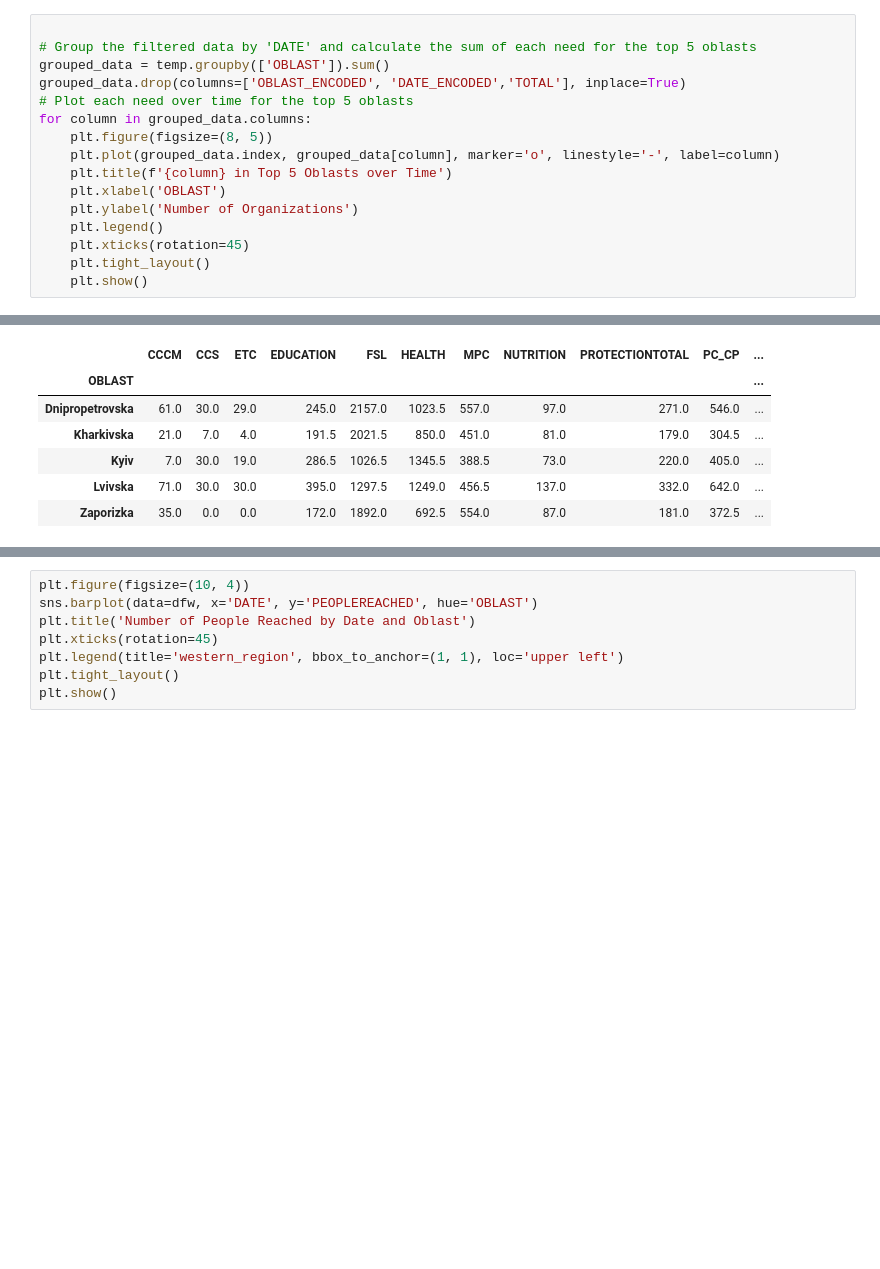
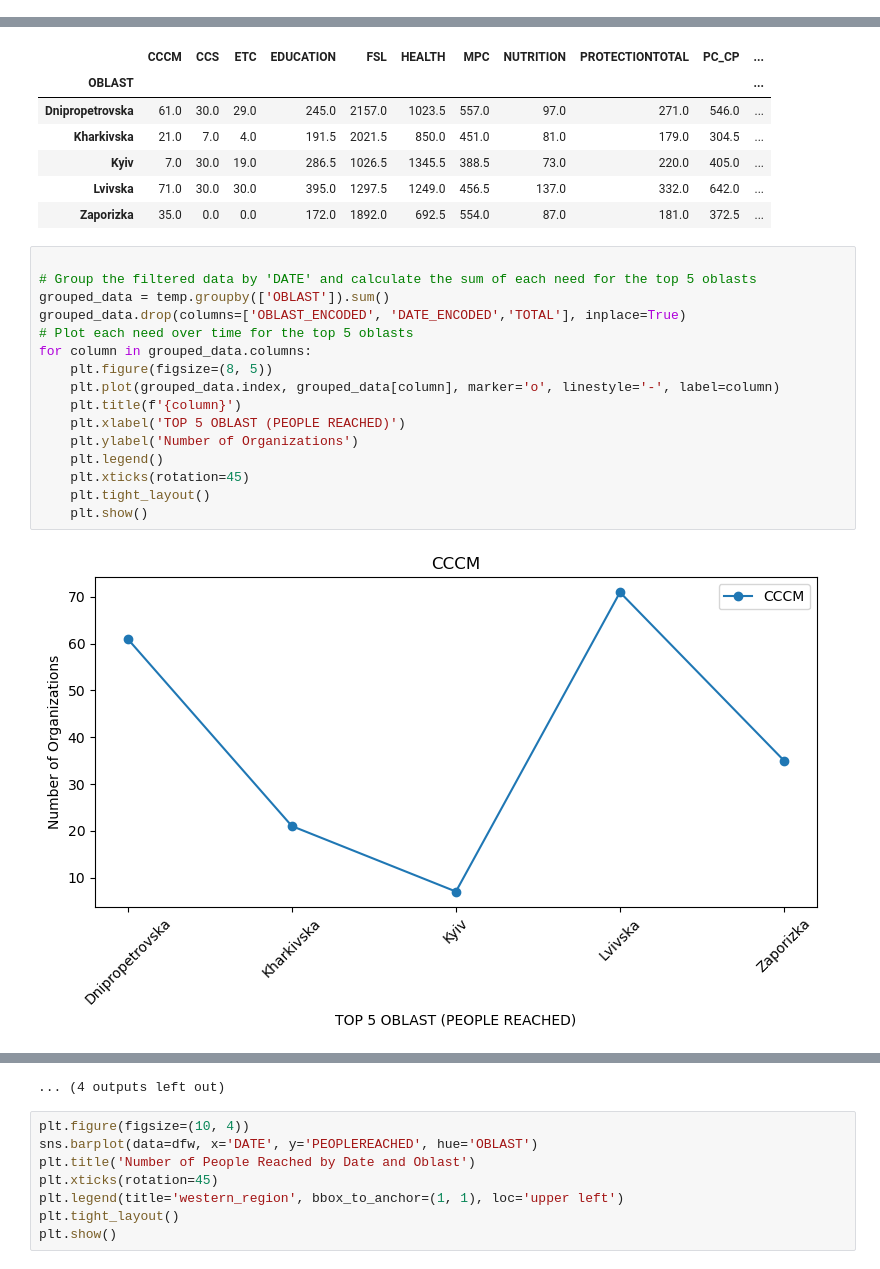
Before and after one commit to reo113/GuideHouse_Project, a Jupyter notebook: guidehouse.ipynb, the cells around one changed output, grey strips where cells are left out. Cells and saved outputs as stored; diff of their text form; blank space fills up the shorter version.

```diff
--- a/guidehouse.ipynb
+++ b/guidehouse.ipynb
@@ -396,19 +478,3 @@ temp
 | 748 | UA80 | 2022-12-22 | 1.0 | 1.0 | 1.0 | 14.0 | 44.0 | 63.0 | 23.0 | 3.0 | ... |
 | 749 | UA80 | 2023-01-05 | 0.0 | 1.0 | 1.0 | 18.0 | 45.0 | 63.0 | 26.0 | 3.0 | ... |
 150 rows × 22 columns
-# %%
-
-# Group the filtered data by 'DATE' and calculate the sum of each need for the top 5 oblasts
-grouped_data = temp.groupby(['OBLAST']).sum()
-grouped_data.drop(columns=['OBLAST_ENCODED', 'DATE_ENCODED','TOTAL'], inplace=True)
-# Plot each need over time for the top 5 oblasts
-for column in grouped_data.columns:
-    plt.figure(figsize=(8, 5))
-    plt.plot(grouped_data.index, grouped_data[column], marker='o', linestyle='-', label=column)
-    plt.title(f'{column} in Top 5 Oblasts over Time')
-    plt.xlabel('OBLAST')
-    plt.ylabel('Number of Organizations')
-    plt.legend()
-    plt.xticks(rotation=45)
-    plt.tight_layout()
-    plt.show()
@@ -436,3 +488,21 @@ grouped_data
 | Kyiv | 7.0 | 30.0 | 19.0 | 286.5 | 1026.5 | 1345.5 | 388.5 | 73.0 | 220.0 | 405.0 | ... |
 | Lvivska | 71.0 | 30.0 | 30.0 | 395.0 | 1297.5 | 1249.0 | 456.5 | 137.0 | 332.0 | 642.0 | ... |
 | Zaporizka | 35.0 | 0.0 | 0.0 | 172.0 | 1892.0 | 692.5 | 554.0 | 87.0 | 181.0 | 372.5 | ... |
+# %%
+
+# Group the filtered data by 'DATE' and calculate the sum of each need for the top 5 oblasts
+grouped_data = temp.groupby(['OBLAST']).sum()
+grouped_data.drop(columns=['OBLAST_ENCODED', 'DATE_ENCODED','TOTAL'], inplace=True)
+# Plot each need over time for the top 5 oblasts
+for column in grouped_data.columns:
+    plt.figure(figsize=(8, 5))
+    plt.plot(grouped_data.index, grouped_data[column], marker='o', linestyle='-', label=column)
+    plt.title(f'{column}')
+    plt.xlabel('TOP 5 OBLAST (PEOPLE REACHED)')
+    plt.ylabel('Number of Organizations')
+    plt.legend()
+    plt.xticks(rotation=45)
+    plt.tight_layout()
+    plt.show()
+# %% [output]
+[figure, added]
@@ -439,3 +520,4 @@ grouped_data
+... (4 outputs left out)
 # %%
 plt.figure(figsize=(10, 4))
 sns.barplot(data=dfw, x='DATE', y='PEOPLEREACHED', hue='OBLAST')
```
Also changed, not shown: parts of 21 cells of this notebook.
